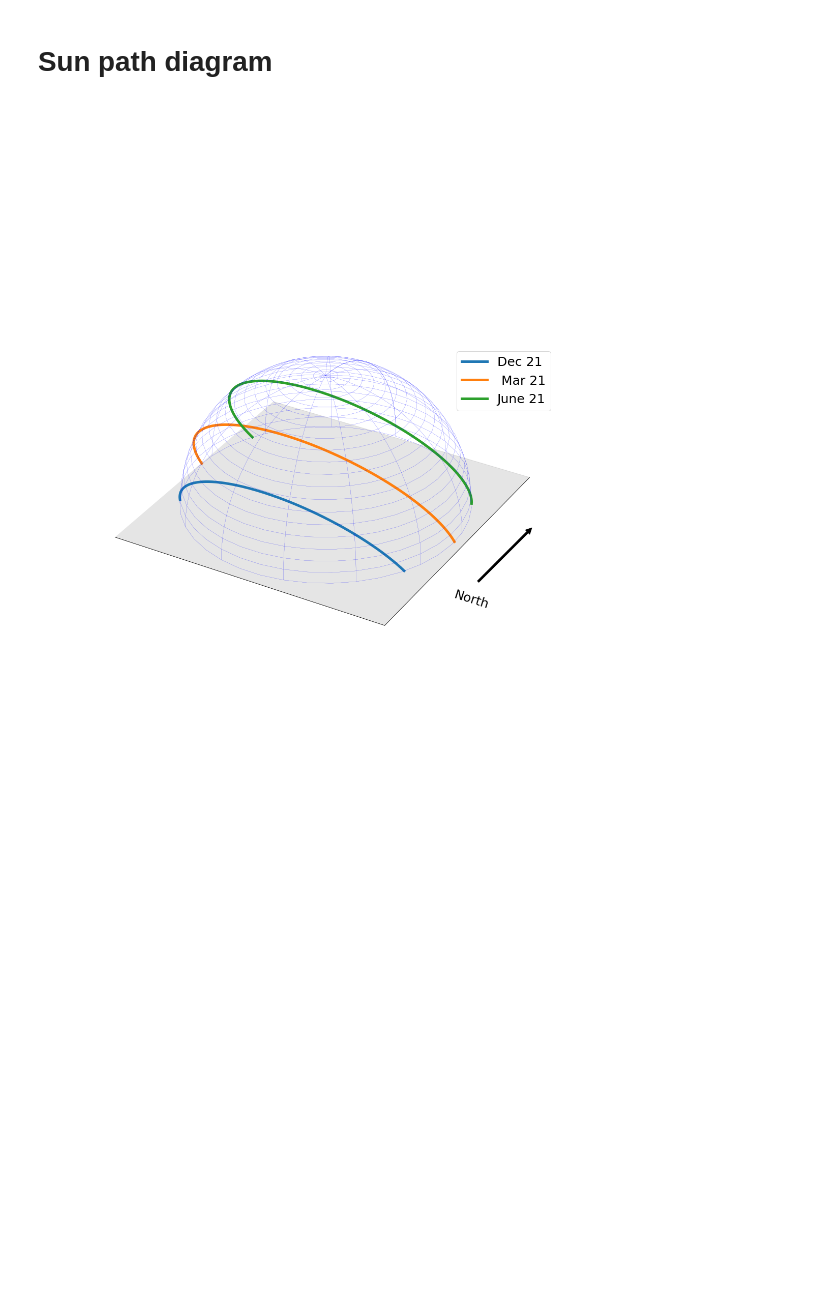
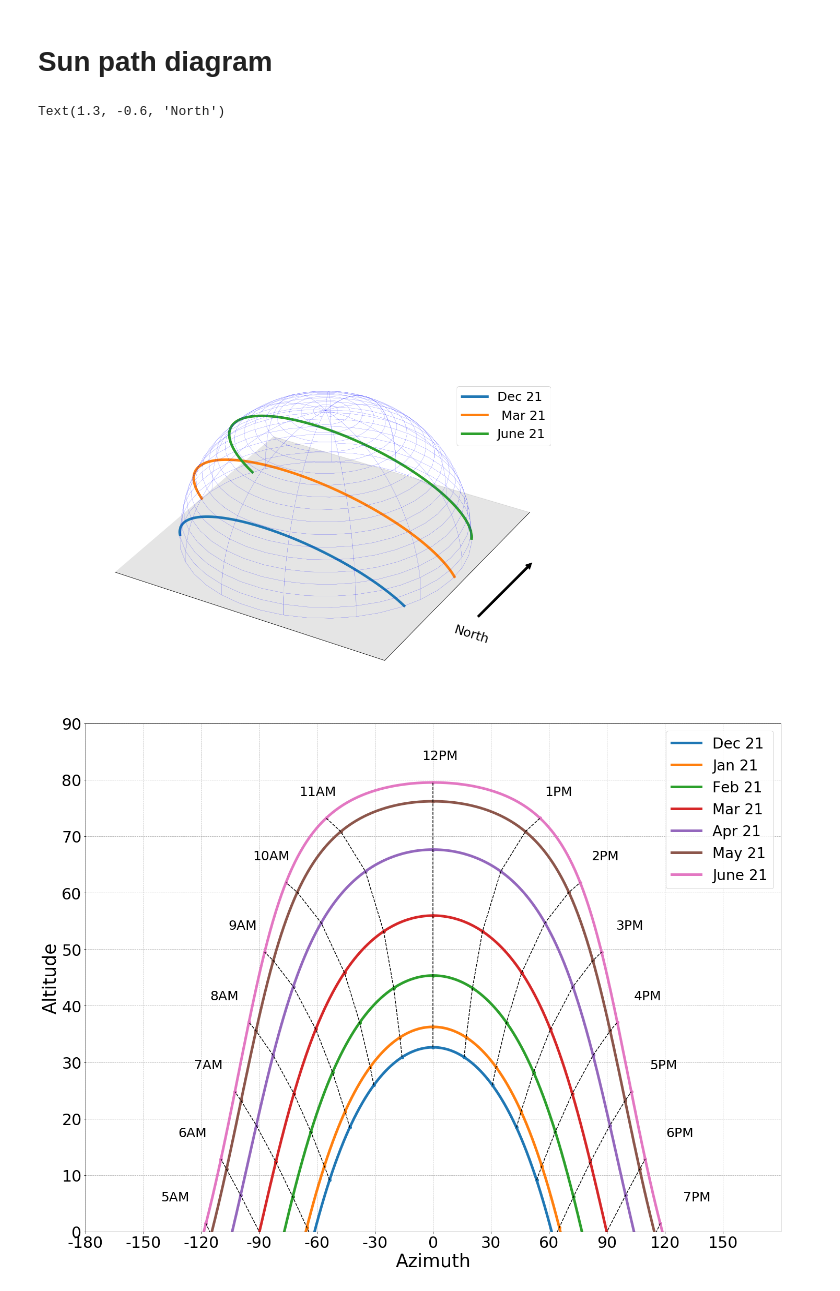
Before and after one commit to shenzha/Sun_path-and-sol_air, a Jupyter notebook: Release.ipynb, the cells around one changed output. Saved outputs shown, nothing was run; the diff lists cells and outputs as text; code cells hidden in the pictures; blank space fills up the shorter version.

```diff
--- a/Release.ipynb
+++ b/Release.ipynb
@@ -48,8 +48,17 @@ for delta in deltas: # For every day in the year
 # Plot the diagram
 
 results = []
-fig = plt.figure(figsize = (30,20))
-ax = fig.gca(projection='3d')
+# fig = plt.figure(figsize = (30,20))
+# ax = fig.gca(projection='3d')
+
+fig = plt.figure(figsize=(30,20))
+
+#===============
+#  First subplot
+#===============
+# set up the axes for the first plot
+ax = fig.add_subplot(1, 1, 1, projection='3d')
+
 
 ax.set_xlim3d(-1,1)
 ax.set_ylim3d(-1,1)
@@ -82,7 +91,6 @@ def set_axes_equal(ax):
 
 
 select_dates = [355,80, 173]  # These dates represents winter solstice, spring  equinox, and summer solstice respectively
-sdfs = []
 for date in select_dates:
     results = []
     for i, item in enumerate(altitude_angles[date]):
@@ -98,7 +106,6 @@ for date in select_dates:
     z = np.array(results).take(indices=2, axis=1)
     ax.plot(x, y, z, linewidth=5)
 
-    sdfs.append([x,y,z])
 ax.legend(['Dec 21', ' Mar 21', 'June 21'],loc = (0.75,0.45), fontsize = 25)
 
 u, v = np.mgrid[0:2*np.pi:40j, 0:np.pi/2:20j]
@@ -129,6 +136,50 @@ ax.annotate('', xy=(0.07, -0.05), xytext=(0.05, -0.07),
             )
 
 ax.text(1.3, -0.6, 0,'North', (1, 0, 0),fontsize = 25)
-plt.show()
+# fig.show()
 # %% [output]
+Text(1.3, -0.6, 'North')
 [figure]
+# %%
+# Scripts below are used for generating 2D sun path plot sun altitude vs azimuth angle
+f, ax = plt.subplots(figsize = (20,15))
+select_dates = [(12,21), (1,21) ,(2,21),(3,21),(4,21), (5,21),(6,21)]
+days = [datetime(2018,item[0],item[1]).timetuple().tm_yday for item in select_dates]
+ax.set_ylim([0,math.pi/2])
+ax.set_xlim([-math.pi,math.pi])
+ax.set_xticks(np.arange(-math.pi, math.pi,math.pi/6))
+ax.set_xlabel('Azimuth',fontsize = 35)
+labels = [round(math.degrees(item)) for item in ax.get_xticks()]
+ax.set_xticklabels(labels, fontsize = 30)
+
+
+ax.set_yticks(np.linspace(0, math.pi/2,10))
+ax.set_ylabel('Altitude',fontsize = 35)
+labels = [round(math.degrees(item)) for item in ax.get_yticks()]
+ax.set_yticklabels(labels, fontsize = 30)
+
+
+new = []
+for item in days:
+    index = np.array(altitude_angles[item]) > 0
+    ax.plot(np.array(azimuth_angles[item])[index], np.array(altitude_angles[item])[index], linewidth = 5)
+
+    temp1 = np.arange(0,24,0.01)
+    hour_change  = [False] + [not int(temp1[i+1]) == int(temp1[i])  for i, item in enumerate(temp1[1:])]
+    index1 = np.array(hour_change) & index
+
+    new.append([np.array(azimuth_angles[item])[hour_change],np.array(altitude_angles[item])[hour_change]])
+    ax.scatter(np.array(azimuth_angles[item])[index1],np.array(altitude_angles[item])[index1])
+
+
+for item in np.transpose(np.array(new), (2,1,0)):
+    ax.plot(item[0], item[1],'k--')
+
+label = ['','','','','5AM','6AM','7AM','8AM','9AM','10AM','11AM','12PM','1PM','2PM','3PM','4PM','5PM','6PM','7PM','','','','','','']
+for i,item in enumerate(np.array(new[-1]).T):
+    ax.text(item[0]*1.15-0.1, item[1]+0.07, label[i], fontsize = 25)
+ax.grid(linestyle = '--')
+ax.legend(['Dec 21', 'Jan 21', 'Feb 21', 'Mar 21', 'Apr 21', 'May 21', 'June 21'], fontsize = 28)
+f.tight_layout()
+# %% [output]
+[figure, added]
```
Also changed, not shown: parts of 4 cells of this notebook.
